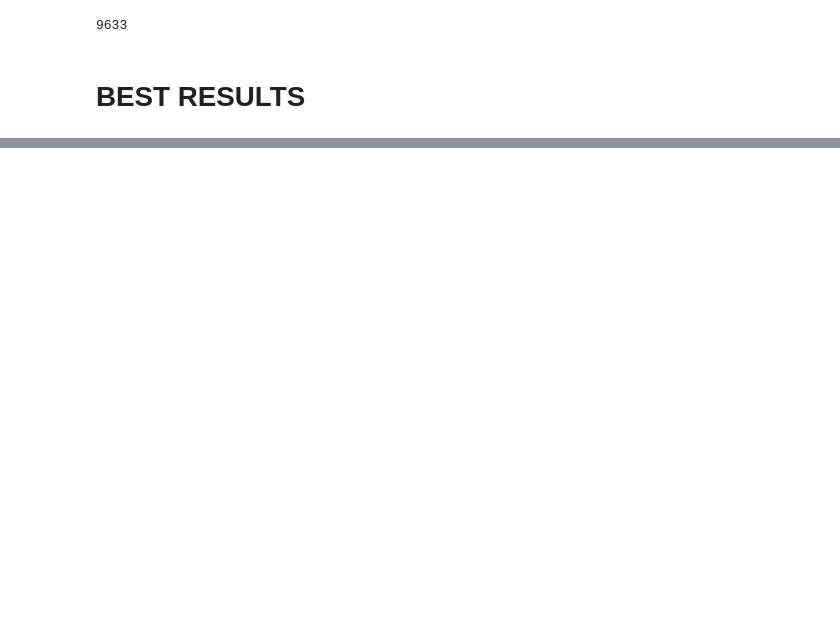
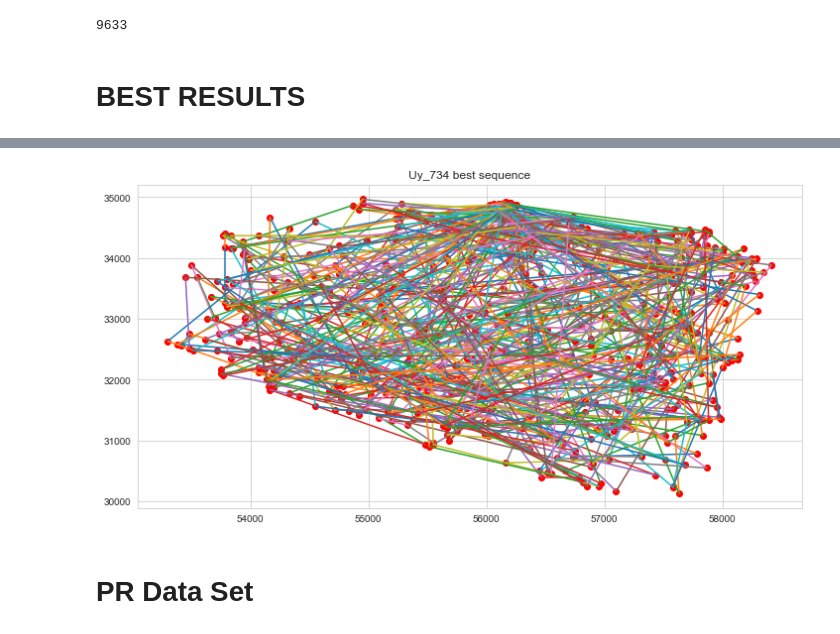
Before and after one commit to luisfernandoagottani/TSP_with_genetic_algorithm, a Jupyter notebook: Plot_results.ipynb, the cells around one changed output, grey strips where cells are left out. Drawn from its saved outputs; the diff is of its cells as text; code cells hidden in the pictures; blank space fills up the shorter version.

```diff
--- a/Plot_results.ipynb
+++ b/Plot_results.ipynb
@@ -543,0 +601,10 @@ route_s100_SATPMXCOIM_0803.to_list()
+# %%
+data_2=from_file('data/uy734.txt')
+plt.figure(figsize=(12,6))
+plt.clf()
+plt.title('Uy_734 best sequence')
+plot_graph(data_2,route_s100_RTPMXCOIMuy_0803.to_list(),plt)
+# %% [output]
+[figure, added]
+# %% [markdown]
+# PR Data Set
```
Also changed, not shown: parts of 43 cells of this notebook, 10 other files.
